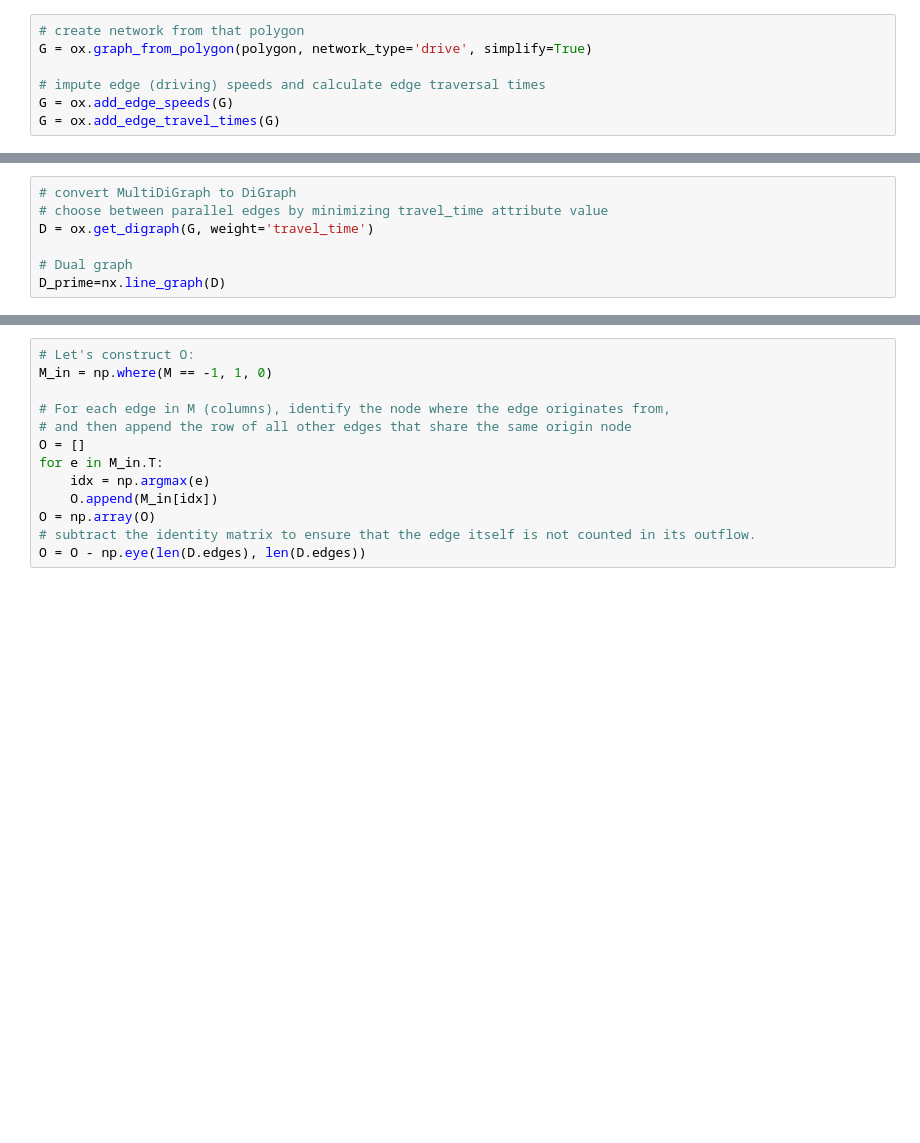
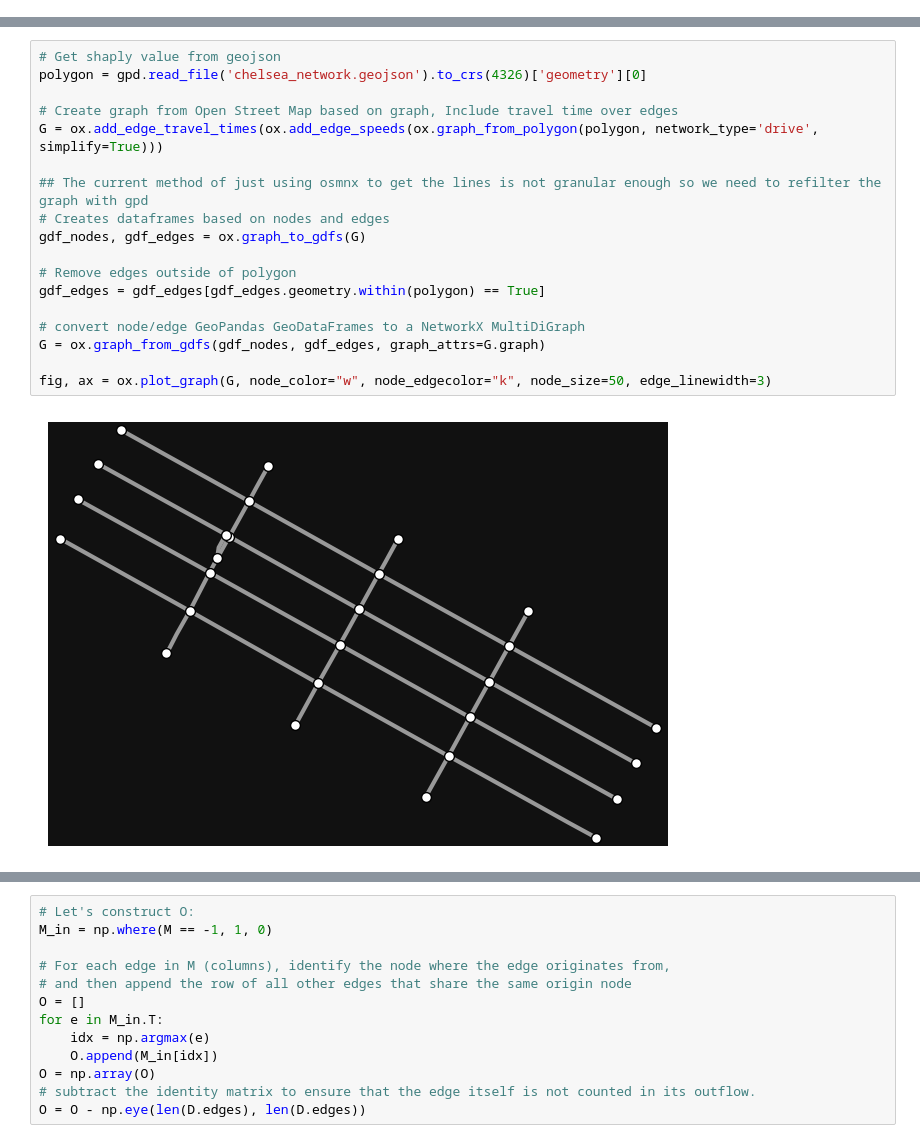
Before and after one commit to ct-spec-res/ev-load-forecast-nyc, a Jupyter notebook: src/automated-traffic-counts/07_ksha_networkx_simulation.ipynb, the cells around one changed output, grey strips where cells are left out. Drawn from its saved outputs; the diff is of its cells as text; blank space fills up the shorter version.

```diff
--- a/src/automated-traffic-counts/07_ksha_networkx_simulation.ipynb
+++ b/src/automated-traffic-counts/07_ksha_networkx_simulation.ipynb
@@ -45,7 +35,0 @@ polygon
-# %%
-# create network from that polygon
-G = ox.graph_from_polygon(polygon, network_type='drive', simplify=True)
-
-# impute edge (driving) speeds and calculate edge traversal times
-G = ox.add_edge_speeds(G)
-G = ox.add_edge_travel_times(G)
@@ -90,8 +36,21 @@ fig
-# %%
-# convert MultiDiGraph to DiGraph
-# choose between parallel edges by minimizing travel_time attribute value
-D = ox.get_digraph(G, weight='travel_time')
-
-# Dual graph
-D_prime=nx.line_graph(D)
+# %%
+# Get shaply value from geojson
+polygon = gpd.read_file('chelsea_network.geojson').to_crs(4326)['geometry'][0]
+
+# Create graph from Open Street Map based on graph, Include travel time over edges
+G = ox.add_edge_travel_times(ox.add_edge_speeds(ox.graph_from_polygon(polygon, network_type='drive', simplify=True)))
+
+## The current method of just using osmnx to get the lines is not granular enough so we need to refilter the graph with gpd
+# Creates dataframes based on nodes and edges
+gdf_nodes, gdf_edges = ox.graph_to_gdfs(G)
+
+# Remove edges outside of polygon
+gdf_edges = gdf_edges[gdf_edges.geometry.within(polygon) == True]
+
+# convert node/edge GeoPandas GeoDataFrames to a NetworkX MultiDiGraph
+G = ox.graph_from_gdfs(gdf_nodes, gdf_edges, graph_attrs=G.graph)
+
+fig, ax = ox.plot_graph(G, node_color="w", node_edgecolor="k", node_size=50, edge_linewidth=3)
+# %% [output]
+[figure, added]
 # %%
```
Also changed, not shown: parts of 67 cells of this notebook, 4 other files.
